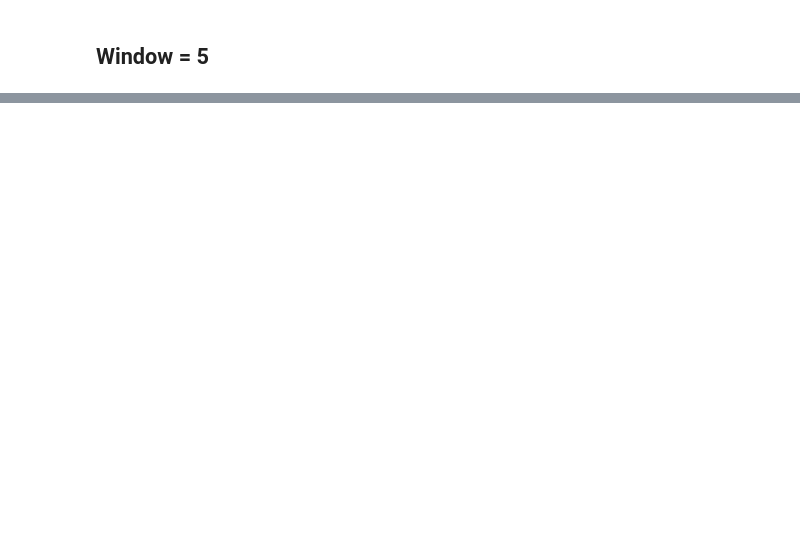
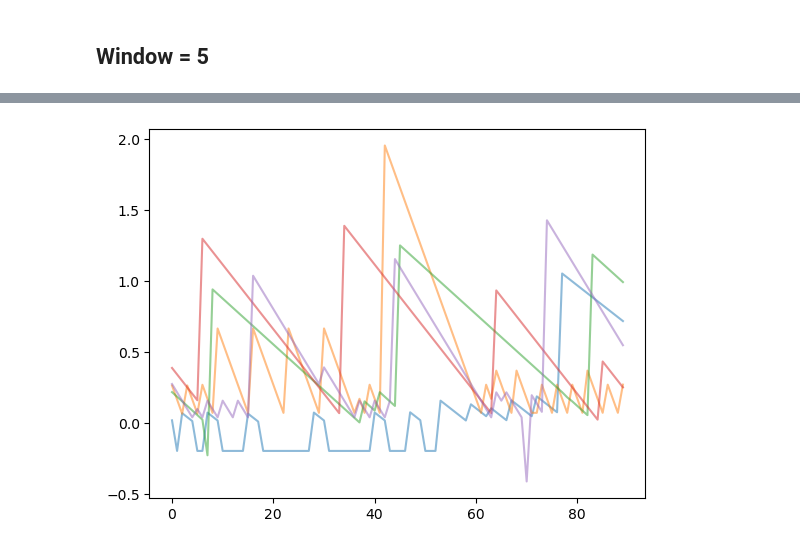
Before and after one commit to VascoPM/SHS-DeepClustering, a Jupyter notebook: Exploration_DTW-Libraries.ipynb, the cells around one changed output, grey strips where cells are left out. Saved outputs shown, nothing was run; the diff lists cells and outputs as text; code cells hidden in the pictures; blank space fills up the shorter version.

```diff
--- a/Exploration_DTW-Libraries.ipynb
+++ b/Exploration_DTW-Libraries.ipynb
@@ -271,0 +319,8 @@ Text(0, 0.5, 'seconds')
+# %%
+sample = 5
+idx = np.random.randint(sol_data.shape[0], size=sample)
+# sol_data[idx,:].shape
+for series in sol_data[idx,:]:
+    plt.plot(series.ravel(), alpha= .5)
+# %% [output]
+[figure, added]
```
Also changed, not shown: parts of 39 cells of this notebook, 2 other files.
